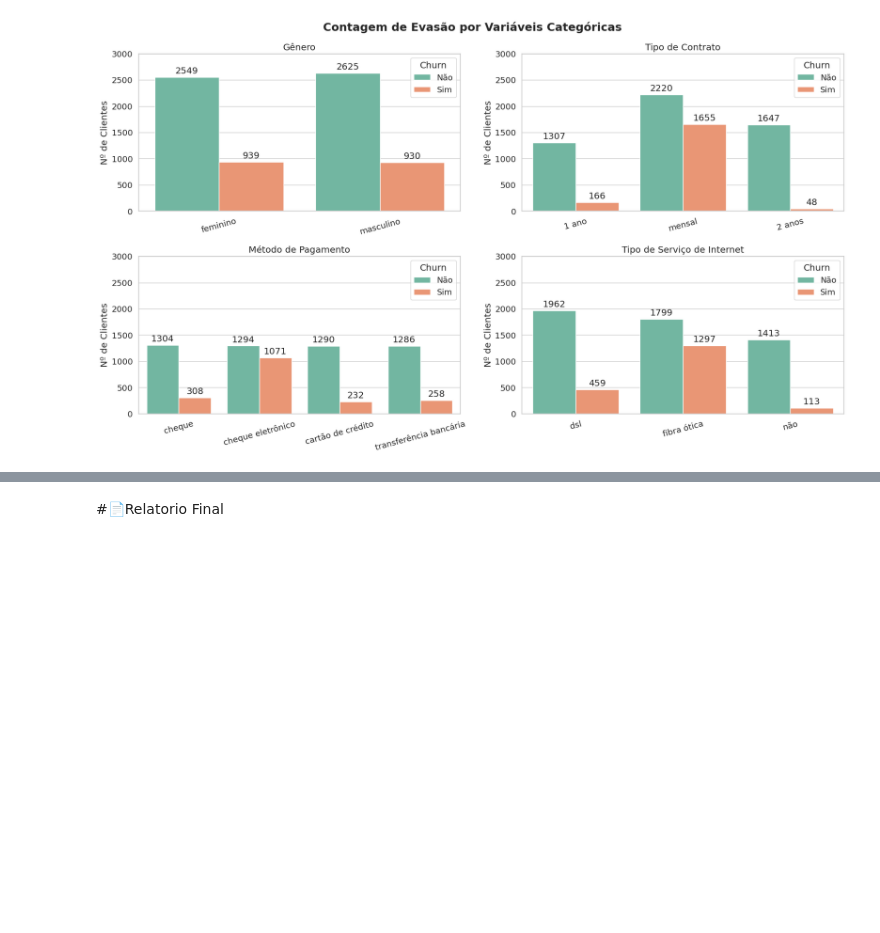
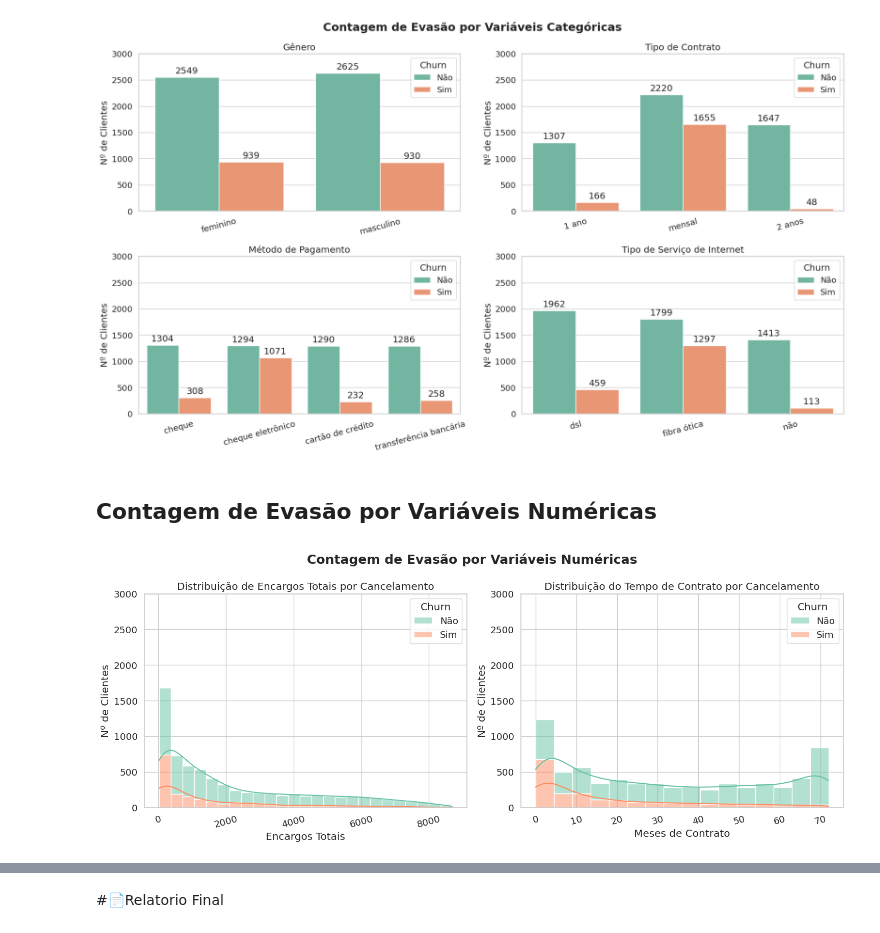
Before and after one commit to rodrigosergiosilva/challenge-telecom-x, a Jupyter notebook: TelecomX_BR.ipynb, the cells around one changed output, grey strips where cells are left out. Saved outputs shown, nothing was run; the diff lists cells and outputs as text; code cells hidden in the pictures; blank space fills up the shorter version.

Commit message:
Carga e Análise (L - Load & Analysis) - Contagem de Evasão por Variáveis Numéricas

```diff
--- a/TelecomX_BR.ipynb
+++ b/TelecomX_BR.ipynb
@@ -464,3 +462,64 @@ plt.tight_layout()
 plt.show()
 # %% [output]
 [figure]
+# %% [markdown]
+## Contagem de Evasão por Variáveis Numéricas
+# %%
+# Cria uma figura com 4 subgráficos (2 linhas, 2 colunas) e define o tamanho da figura
+fig, axs = plt.subplots(1, 2, figsize=(15, 6))
+
+# Ajusta o espaçamento entre os subgráficos na vertical (hspace) e horizontal (wspace)
+fig.subplots_adjust(hspace=0.5, wspace=0.3)
+
+# Define o título principal da figura
+fig.suptitle('Contagem de Evasão por Variáveis Numéricas', fontsize=18, fontweight='bold')
+
+# Define o estilo dos gráficos com seaborn: fundo claro, paleta de cores Set2 e tamanho da fonte ajustado
+sns.set(style='whitegrid', palette='Set2', font_scale=1.2)
+
+# Gráfico 1: Distribuição de Encargos Totais por Cancelamento
+
+sns.histplot(
+    data=df_dados_normalizados,
+    x='Gasto_Total',
+    hue=df_dados_normalizados['Churn'].map({0: 'Não', 1: 'Sim'}),
+    multiple='stack',
+    kde=True,
+    ax=axs[0]
+)
+axs[0].set_title('Distribuição de Encargos Totais por Cancelamento')
+axs[0].set_xlabel('Encargos Totais')
+
+# Gráfico 2: Distribuição do Tempo de Contrato por Cancelamento
+
+sns.histplot(
+    data=df_dados_normalizados,
+    x='Meses_Contrato',
+    hue=df_dados_normalizados['Churn'].map({0: 'Não', 1: 'Sim'}),
+    multiple='stack',
+    kde=True,
+    ax=axs[1]
+)
+axs[1].set_title('Distribuição do Tempo de Contrato por Cancelamento')
+axs[1].set_xlabel('Meses de Contrato')
+
+# Define os limites do eixo y para todos os subgráficos
+ymin = 0
+ymax = 3000
+
+# Itera sobre todos os subgráficos
+for ax in axs.ravel():
+    ax.set_ylim(ymin, ymax)                     # Define o limite do eixo y
+    ax.tick_params(axis='x', rotation=15)       # Rotaciona os rótulos do eixo x
+    ax.set_ylabel('Nº de Clientes')             # Define o rótulo do eixo y
+
+# Salva a figura em um arquivo .png com alta resolução e margens ajustadas
+plt.savefig('contagem_evasao_por_variaveis_numericas.png', dpi=300, bbox_inches='tight')
+
+# Ajusta automaticamente o layout para evitar sobreposição de elementos
+plt.tight_layout()
+
+# Exibe os gráficos
+plt.show()
+# %% [output]
+[figure, added]
```
Also changed, not shown: parts of 5 cells of this notebook.
